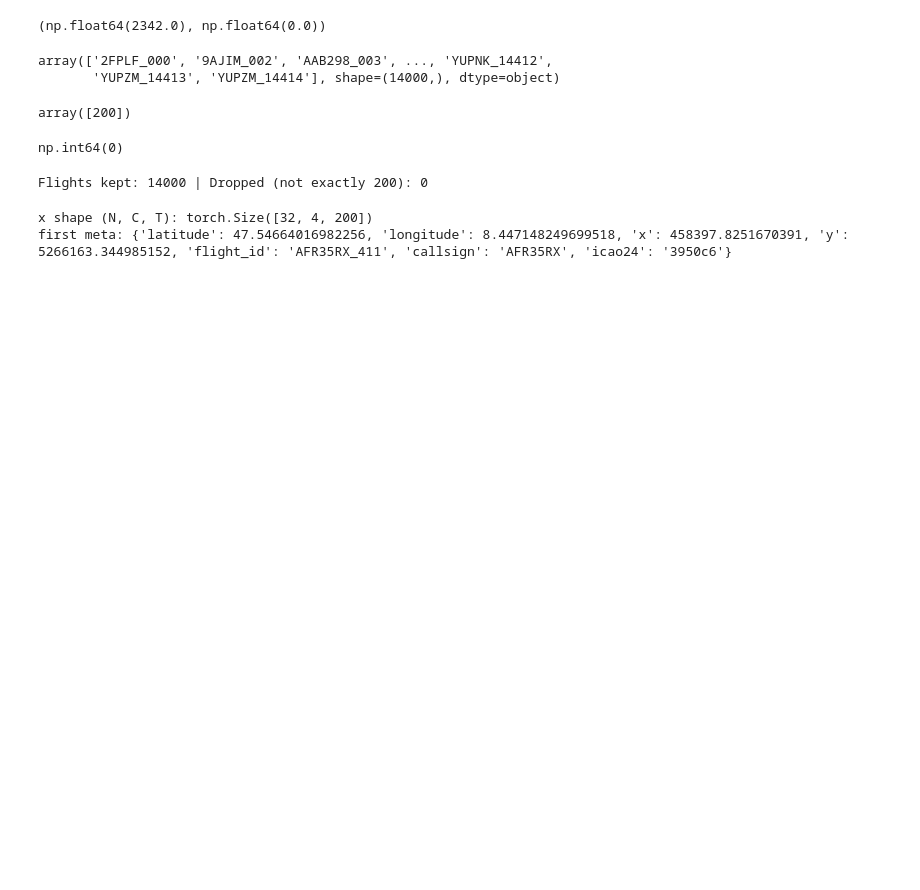
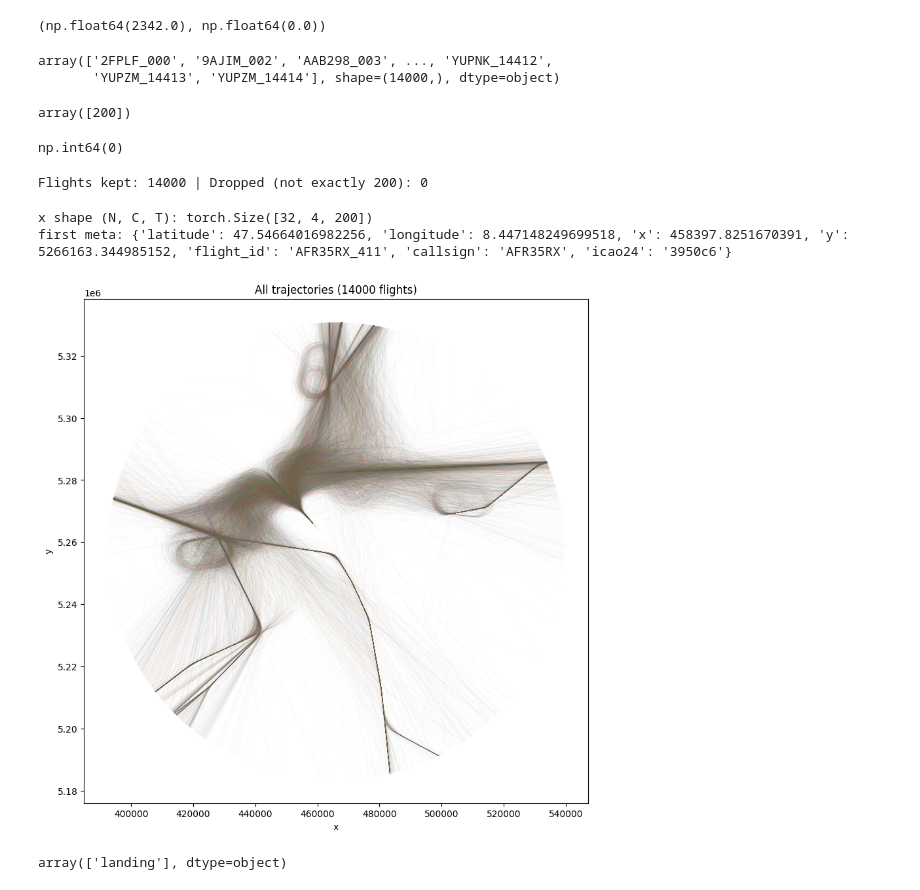
Before and after one commit to meldorr/vae-paper, a Jupyter notebook: explore_data.ipynb, the cells around one changed output. Drawn from its saved outputs; the diff is of its cells as text; code cells hidden in the pictures; blank space fills up the shorter version.

Commit message:
flights are landing all and visualization shows all on same runway

```diff
--- a/explore_data.ipynb
+++ b/explore_data.ipynb
@@ -210,3 +210,51 @@ print("first meta:", batch["meta"][0])
 # %% [output]
 x shape (N, C, T): torch.Size([32, 4, 200])
 first meta: {'latitude': 47.54664016982256, 'longitude': 8.447148249699518, 'x': 458397.8251670391, 'y': 5266163.344985152, 'flight_id': 'AFR35RX_411', 'callsign': 'AFR35RX', 'icao24': '3950c6'}
+# %%
+import matplotlib.pyplot as plt
+import numpy as np
+import pandas as pd
+
+def plot_all_trajectories(df: pd.DataFrame, use_xy: bool = True, id_col: str = "flight_id", time_col: str = "timestamp"):
+    """
+    Plot all trajectories in the DataFrame on the same axes.
+
+    Parameters
+    ----------
+    df : pd.DataFrame
+        Must contain flight_id + timestamp + either (x, y) or (longitude, latitude).
+    use_xy : bool
+        If True, use (x, y) columns; otherwise use (longitude, latitude).
+    id_col : str
+        Column with the flight identifier.
+    time_col : str
+        Column with the timestamp to sort within each trajectory.
+    """
+    # pick coordinate columns
+    if use_xy and {"x", "y"}.issubset(df.columns):
+        cx, cy = "x", "y"
+    elif {"longitude", "latitude"}.issubset(df.columns):
+        cx, cy = "longitude", "latitude"
+    else:
+        raise ValueError("Need either (x,y) or (longitude,latitude) columns in the dataframe.")
+
+    fig, ax = plt.subplots(figsize=(10, 10))
+
+    for _, g in df.groupby(id_col):
+        g = g.sort_values(time_col)
+        x = pd.to_numeric(g[cx], errors="coerce").to_numpy()
+        y = pd.to_numeric(g[cy], errors="coerce").to_numpy()
+        mask = np.isfinite(x) & np.isfinite(y)
+        if mask.sum() < 2:
+            continue
+        ax.plot(x[mask], y[mask], linewidth=0.3, alpha=0.05, rasterized=True)
+
+    ax.set_xlabel(cx)
+    ax.set_ylabel(cy)
+    ax.set_title(f"All trajectories ({df[id_col].nunique()} flights)")
+    ax.set_aspect("equal", adjustable="box")
+    plt.show()
+
+plot_all_trajectories(df, use_xy=True, id_col="flight_id", time_col="timestamp")
+# %% [output]
+[figure, added]
@@ -212,0 +311,4 @@ first meta: {'latitude': 47.54664016982256, 'longitude': 8.447148249699518, 'x':
+# %%
+df_takeoff_landing.label.unique()
+# %% [output]
+array(['landing'], dtype=object)
```
Also changed, not shown: parts of 1 cell of this notebook.
